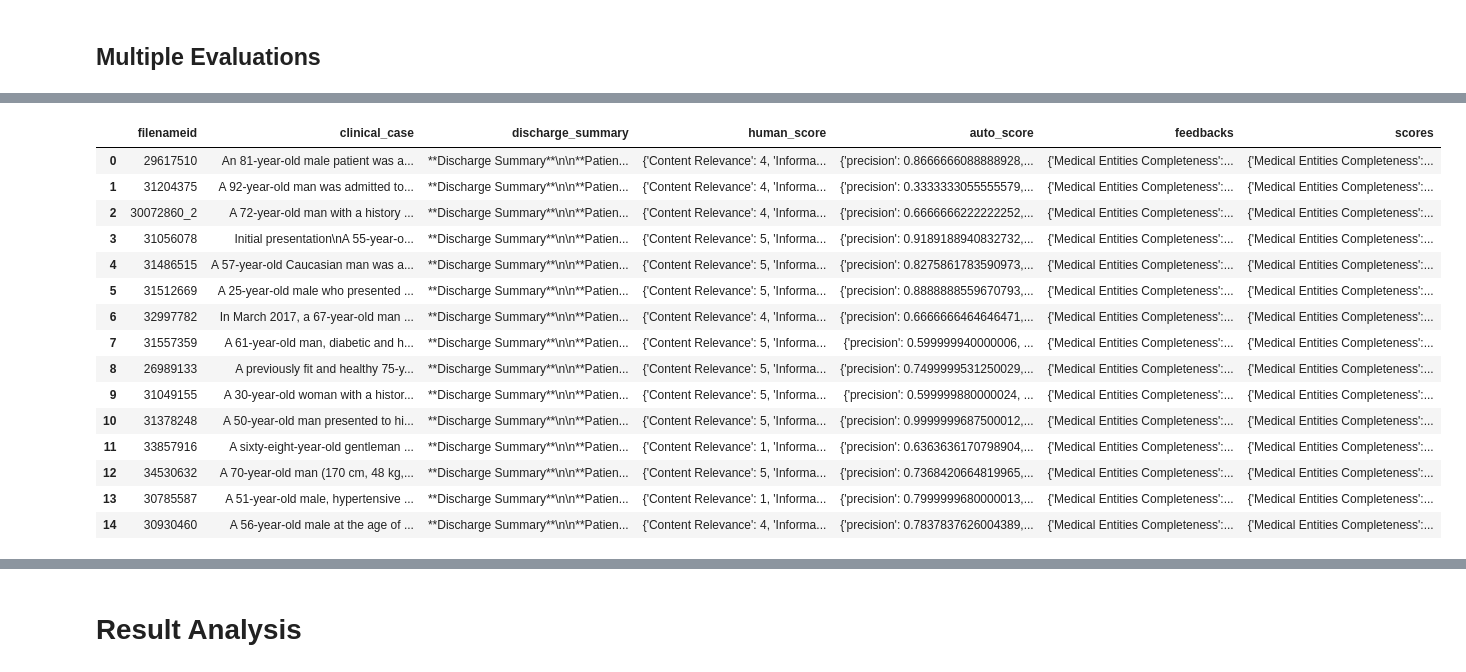
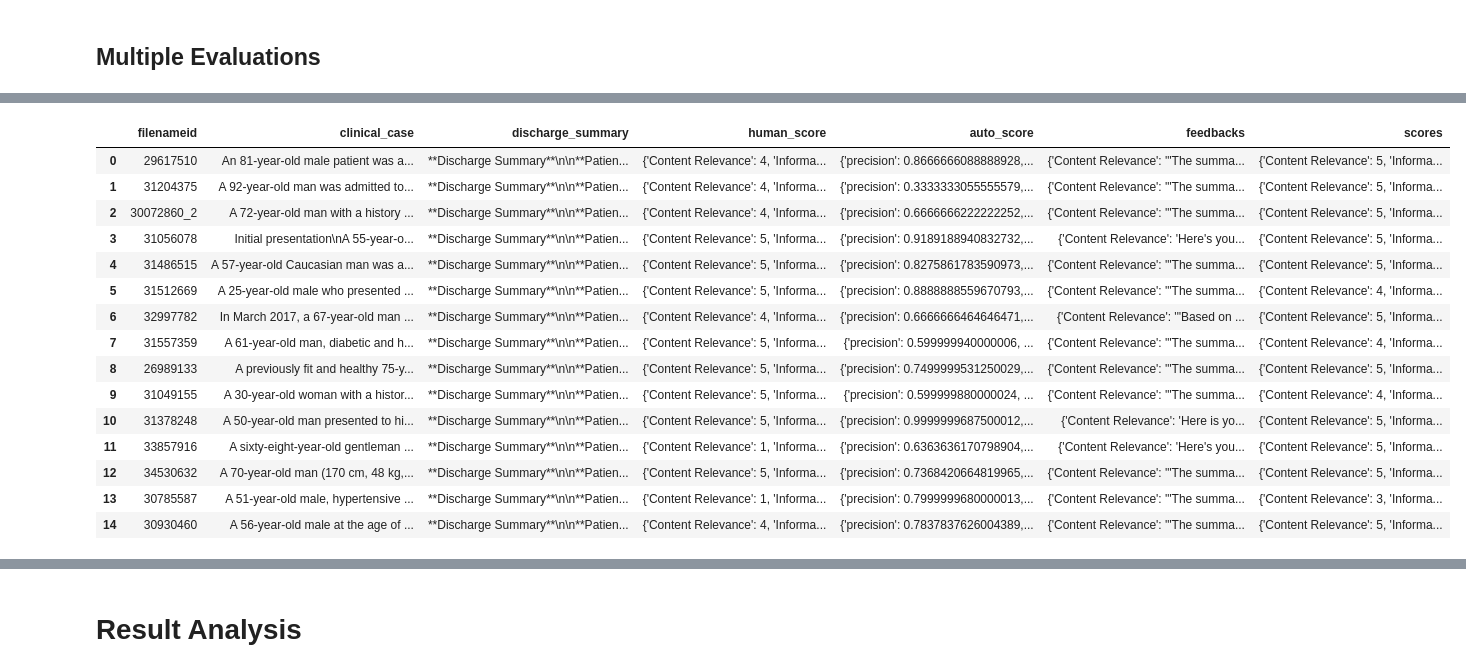
Before and after one commit to nlp4bia-bsc/MultiSynDS, a Jupyter notebook: nbs/generative/Form_2/phase_2/llama-doctor.ipynb, the cells around one changed output, grey strips where cells are left out. Drawn from its saved outputs; the diff is of its cells as text; code cells hidden in the pictures.

```diff
--- a/nbs/generative/Form_2/phase_2/llama-doctor.ipynb
+++ b/nbs/generative/Form_2/phase_2/llama-doctor.ipynb
@@ -543,18 +544,3 @@ for key, value in tqdm(rubric_data.items()):
         ),
         axis=1
     )
-# %%
-import re
-import json
-def safe_json_extract(text):
-    match = re.search(r"\{[^{}]*\"feedback\"[^{}]*\"score\"\s*:\s*\d[^{}]*\}", text, re.DOTALL)
-    if match:
-        try:
-            return json.loads(match.group(0))
-        except json.JSONDecodeError as e:
-            print(f"JSON decoding error: {e}")
-            return text
-    return text
-
-for key, value in tqdm(rubric_data.items()):
-    df_gen["dict_" + key] = df_gen[key].apply(safe_json_extract)
@@ -599,0 +674,25 @@ ls_scores
+# %%
+# Fix ls_scores manually
+
+ls_scores_fixed = []
+for d_i in ls_scores:
+    if d_i["Content Relevance"] is None:
+        d_i["Content Relevance"] = 4
+    if d_i["Information Completeness"] is None:
+        d_i["Information Completeness"] = 4
+    if d_i["Clarity and Structure"] is None:
+        d_i["Clarity and Structure"] = 4
+    if d_i["Content Accuracy"] is None:
+        d_i["Content Accuracy"] = 4
+    if d_i["Hallucinations"] is None:
+        d_i["Hallucinations"] = 1
+    if d_i["Impact of Hallucinations"] is None:
+        d_i["Impact of Hallucinations"] = 1
+    if d_i["Relevance to Practice"] is None:
+        d_i["Relevance to Practice"] = 4
+    if d_i["Overall Quality"] is None:
+        d_i["Overall Quality"] = 4
+
+    ls_scores_fixed.append(d_i)
+
+ls_scores_fixed
@@ -600,26 +717,27 @@ ls_scores
 # %%
 df_prompt_out = df_prompt.copy()
 df_prompt_out["feedbacks"] = ls_feedbacks
-df_prompt_out["scores"] = ls_scores
+# df_prompt_out["scores"] = ls_scores
+df_prompt_out["scores"] = ls_scores_fixed
 
 df_prompt_out
 # %% [output]
 |  | filenameid | clinical_case | discharge_summary | human_score | auto_score | feedbacks | scores |
-| 0 | 29617510 | An 81-year-old male patient was a... | **Discharge Summary**\n\n**Patien... | {'Content Relevance': 4, 'Informa... | {'precision': 0.8666666088888928,... | {'Medical Entities Completeness':... | {'Medical Entities Completeness':... |
-| 1 | 31204375 | A 92-year-old man was admitted to... | **Discharge Summary**\n\n**Patien... | {'Content Relevance': 4, 'Informa... | {'precision': 0.3333333055555579,... | {'Medical Entities Completeness':... | {'Medical Entities Completeness':... |
-| 2 | 30072860_2 | A 72-year-old man with a history ... | **Discharge Summary**\n\n**Patien... | {'Content Relevance': 4, 'Informa... | {'precision': 0.6666666222222252,... | {'Medical Entities Completeness':... | {'Medical Entities Completeness':... |
-| 3 | 31056078 | Initial presentation\nA 55-year-o... | **Discharge Summary**\n\n**Patien... | {'Content Relevance': 5, 'Informa... | {'precision': 0.9189188940832732,... | {'Medical Entities Completeness':... | {'Medical Entities Completeness':... |
-| 4 | 31486515 | A 57-year-old Caucasian man was a... | **Discharge Summary**\n\n**Patien... | {'Content Relevance': 5, 'Informa... | {'precision': 0.8275861783590973,... | {'Medical Entities Completeness':... | {'Medical Entities Completeness':... |
-| 5 | 31512669 | A 25-year-old male who presented ... | **Discharge Summary**\n\n**Patien... | {'Content Relevance': 5, 'Informa... | {'precision': 0.8888888559670793,... | {'Medical Entities Completeness':... | {'Medical Entities Completeness':... |
-| 6 | 32997782 | In March 2017, a 67-year-old man ... | **Discharge Summary**\n\n**Patien... | {'Content Relevance': 4, 'Informa... | {'precision': 0.6666666464646471,... | {'Medical Entities Completeness':... | {'Medical Entities Completeness':... |
-| 7 | 31557359 | A 61‐year‐old man, diabetic and h... | **Discharge Summary**\n\n**Patien... | {'Content Relevance': 5, 'Informa... | {'precision': 0.599999940000006, ... | {'Medical Entities Completeness':... | {'Medical Entities Completeness':... |
-| 8 | 26989133 | A previously fit and healthy 75-y... | **Discharge Summary**\n\n**Patien... | {'Content Relevance': 5, 'Informa... | {'precision': 0.7499999531250029,... | {'Medical Entities Completeness':... | {'Medical Entities Completeness':... |
-| 9 | 31049155 | A 30-year-old woman with a histor... | **Discharge Summary**\n\n**Patien... | {'Content Relevance': 5, 'Informa... | {'precision': 0.599999880000024, ... | {'Medical Entities Completeness':... | {'Medical Entities Completeness':... |
-| 10 | 31378248 | A 50-year-old man presented to hi... | **Discharge Summary**\n\n**Patien... | {'Content Relevance': 5, 'Informa... | {'precision': 0.9999999687500012,... | {'Medical Entities Completeness':... | {'Medical Entities Completeness':... |
-| 11 | 33857916 | A sixty-eight-year-old gentleman ... | **Discharge Summary**\n\n**Patien... | {'Content Relevance': 1, 'Informa... | {'precision': 0.6363636170798904,... | {'Medical Entities Completeness':... | {'Medical Entities Completeness':... |
-| 12 | 34530632 | A 70-year-old man (170 cm, 48 kg,... | **Discharge Summary**\n\n**Patien... | {'Content Relevance': 5, 'Informa... | {'precision': 0.7368420664819965,... | {'Medical Entities Completeness':... | {'Medical Entities Completeness':... |
-| 13 | 30785587 | A 51-year-old male, hypertensive ... | **Discharge Summary**\n\n**Patien... | {'Content Relevance': 1, 'Informa... | {'precision': 0.7999999680000013,... | {'Medical Entities Completeness':... | {'Medical Entities Completeness':... |
-| 14 | 30930460 | A 56-year-old male at the age of ... | **Discharge Summary**\n\n**Patien... | {'Content Relevance': 4, 'Informa... | {'precision': 0.7837837626004389,... | {'Medical Entities Completeness':... | {'Medical Entities Completeness':... |
+| 0 | 29617510 | An 81-year-old male patient was a... | **Discharge Summary**\n\n**Patien... | {'Content Relevance': 4, 'Informa... | {'precision': 0.8666666088888928,... | {'Content Relevance': '"The summa... | {'Content Relevance': 5, 'Informa... |
+| 1 | 31204375 | A 92-year-old man was admitted to... | **Discharge Summary**\n\n**Patien... | {'Content Relevance': 4, 'Informa... | {'precision': 0.3333333055555579,... | {'Content Relevance': '"The summa... | {'Content Relevance': 5, 'Informa... |
+| 2 | 30072860_2 | A 72-year-old man with a history ... | **Discharge Summary**\n\n**Patien... | {'Content Relevance': 4, 'Informa... | {'precision': 0.6666666222222252,... | {'Content Relevance': '"The summa... | {'Content Relevance': 5, 'Informa... |
+| 3 | 31056078 | Initial presentation\nA 55-year-o... | **Discharge Summary**\n\n**Patien... | {'Content Relevance': 5, 'Informa... | {'precision': 0.9189188940832732,... | {'Content Relevance': 'Here's you... | {'Content Relevance': 5, 'Informa... |
+| 4 | 31486515 | A 57-year-old Caucasian man was a... | **Discharge Summary**\n\n**Patien... | {'Content Relevance': 5, 'Informa... | {'precision': 0.8275861783590973,... | {'Content Relevance': '"The summa... | {'Content Relevance': 5, 'Informa... |
+| 5 | 31512669 | A 25-year-old male who presented ... | **Discharge Summary**\n\n**Patien... | {'Content Relevance': 5, 'Informa... | {'precision': 0.8888888559670793,... | {'Content Relevance': '"The summa... | {'Content Relevance': 4, 'Informa... |
+| 6 | 32997782 | In March 2017, a 67-year-old man ... | **Discharge Summary**\n\n**Patien... | {'Content Relevance': 4, 'Informa... | {'precision': 0.6666666464646471,... | {'Content Relevance': '"Based on ... | {'Content Relevance': 5, 'Informa... |
+| 7 | 31557359 | A 61‐year‐old man, diabetic and h... | **Discharge Summary**\n\n**Patien... | {'Content Relevance': 5, 'Informa... | {'precision': 0.599999940000006, ... | {'Content Relevance': '"The summa... | {'Content Relevance': 4, 'Informa... |
+| 8 | 26989133 | A previously fit and healthy 75-y... | **Discharge Summary**\n\n**Patien... | {'Content Relevance': 5, 'Informa... | {'precision': 0.7499999531250029,... | {'Content Relevance': '"The summa... | {'Content Relevance': 5, 'Informa... |
+| 9 | 31049155 | A 30-year-old woman with a histor... | **Discharge Summary**\n\n**Patien... | {'Content Relevance': 5, 'Informa... | {'precision': 0.599999880000024, ... | {'Content Relevance': '"The summa... | {'Content Relevance': 4, 'Informa... |
+| 10 | 31378248 | A 50-year-old man presented to hi... | **Discharge Summary**\n\n**Patien... | {'Content Relevance': 5, 'Informa... | {'precision': 0.9999999687500012,... | {'Content Relevance': 'Here is yo... | {'Content Relevance': 5, 'Informa... |
+| 11 | 33857916 | A sixty-eight-year-old gentleman ... | **Discharge Summary**\n\n**Patien... | {'Content Relevance': 1, 'Informa... | {'precision': 0.6363636170798904,... | {'Content Relevance': 'Here's you... | {'Content Relevance': 5, 'Informa... |
+| 12 | 34530632 | A 70-year-old man (170 cm, 48 kg,... | **Discharge Summary**\n\n**Patien... | {'Content Relevance': 5, 'Informa... | {'precision': 0.7368420664819965,... | {'Content Relevance': '"The summa... | {'Content Relevance': 5, 'Informa... |
+| 13 | 30785587 | A 51-year-old male, hypertensive ... | **Discharge Summary**\n\n**Patien... | {'Content Relevance': 1, 'Informa... | {'precision': 0.7999999680000013,... | {'Content Relevance': '"The summa... | {'Content Relevance': 3, 'Informa... |
+| 14 | 30930460 | A 56-year-old male at the age of ... | **Discharge Summary**\n\n**Patien... | {'Content Relevance': 4, 'Informa... | {'precision': 0.7837837626004389,... | {'Content Relevance': '"The summa... | {'Content Relevance': 5, 'Informa... |
 # %%
 # Save results
 df_prompt_out.to_csv("output/evaluation/Form2/phase_2/llama_doctor_3B_inst/complete_evaluation.csv", index=False)
```
Also changed, not shown: parts of 8 cells of this notebook, 8 other files.
